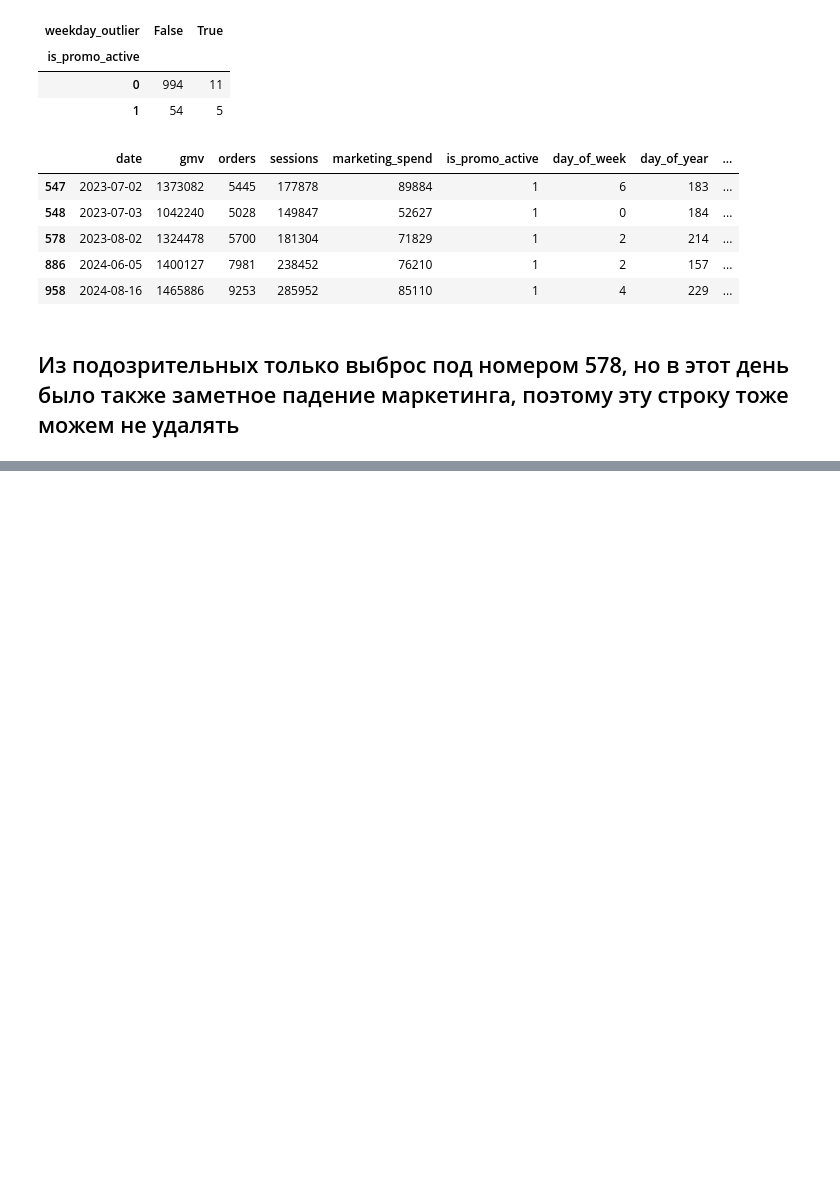
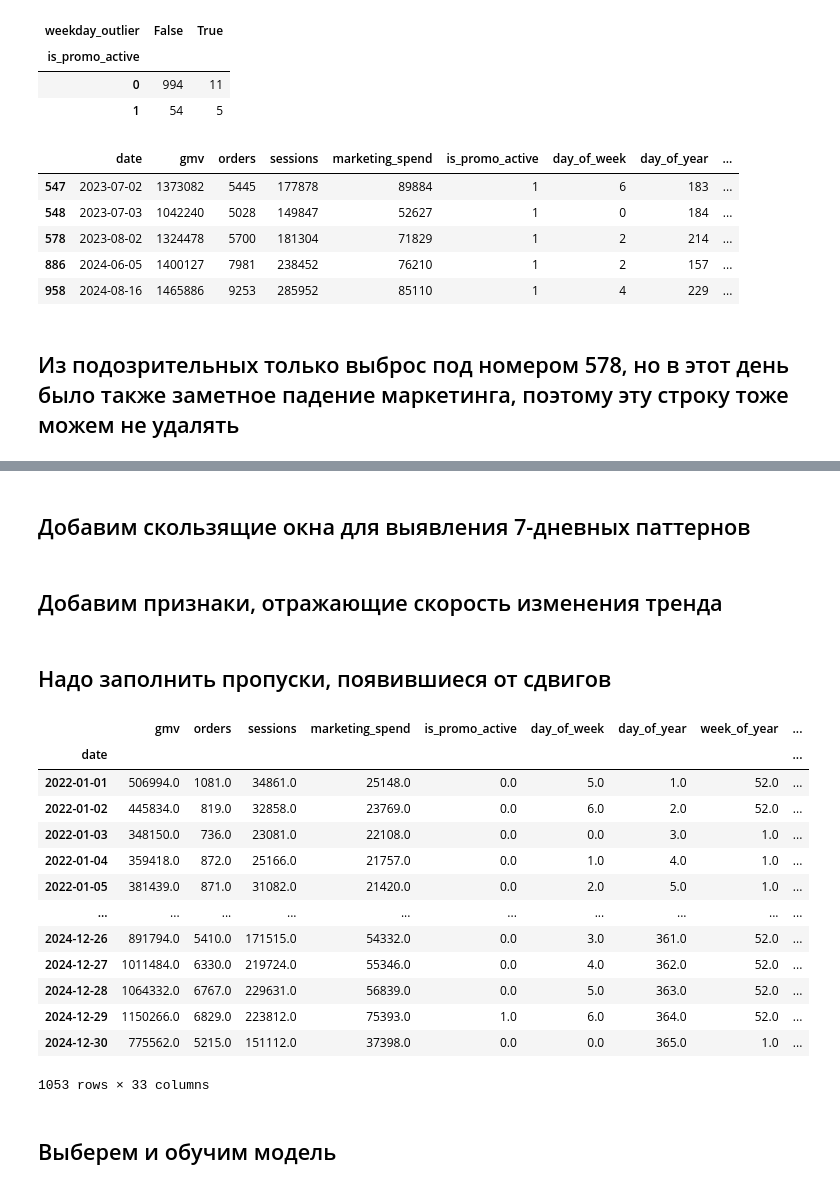
Before and after one commit to Sordid-Slug/test_ozon, a Jupyter notebook: model/forecast.ipynb, the cells around one changed output, grey strips where cells are left out. Saved outputs shown, nothing was run; the diff lists cells and outputs as text; code cells hidden in the pictures; blank space fills up the shorter version.

```diff
--- a/model/forecast.ipynb
+++ b/model/forecast.ipynb
@@ -402,0 +468,56 @@ df[(df['weekday_outlier'] == True) & (df['is_promo_active'] == 1)]
+# %%
+lags = [1, 2, 3, 7, 14, 30]
+
+for lag in lags:
+    df[f'gmv_lag {lag}'] = df['gmv'].shift(lag)
+    df[f'orders_lag {lag}'] = df['orders'].shift(lag)
+# %% [markdown]
+## Добавим скользящие окна для выявления 7-дневных паттернов
+# %%
+df['gmv_window_mean'] = df['gmv'].rolling(window=7).mean().shift(1)
+df['gmv_window_std'] = df['gmv'].rolling(window=7).std().shift(1)
+
+df['orders_window_mean'] = df['orders'].rolling(window=7).mean().shift(1)
+df['orders_window_std'] = df['orders'].rolling(window=7).std().shift(1)
+# %% [markdown]
+## Добавим признаки, отражающие скорость изменения тренда
+# %%
+df["gmv_diff_1"] = df["gmv"] - df["gmv"].shift(1)
+df["gmv_diff_7"] = df["gmv"] - df["gmv"].shift(7)
+df["orders_diff_1"] = df["orders"] - df["orders"].shift(1)
+df["orders_diff_7"] = df["orders"] - df["orders"].shift(7)
+# %% [markdown]
+## Надо заполнить пропуски, появившиеся от сдвигов
+# %%
+from sklearn.impute import KNNImputer
+from sklearn.preprocessing import StandardScaler
+
+cols = df.columns
+index = df.index
+
+scaler = StandardScaler()
+scaled_df = scaler.fit_transform(df)
+
+imputer = KNNImputer(weights='distance')
+imputed_df = imputer.fit_transform(scaled_df)
+
+df_result = scaler.inverse_transform(imputed_df)
+df = pd.DataFrame(df_result, columns=cols, index=index)
+df
+# %% [output]
+|  | gmv | orders | sessions | marketing_spend | is_promo_active | day_of_week | day_of_year | week_of_year | ... |
+| date |  |  |  |  |  |  |  |  | ... |
+| 2022-01-01 | 506994.0 | 1081.0 | 34861.0 | 25148.0 | 0.0 | 5.0 | 1.0 | 52.0 | ... |
+| 2022-01-02 | 445834.0 | 819.0 | 32858.0 | 23769.0 | 0.0 | 6.0 | 2.0 | 52.0 | ... |
+| 2022-01-03 | 348150.0 | 736.0 | 23081.0 | 22108.0 | 0.0 | 0.0 | 3.0 | 1.0 | ... |
+| 2022-01-04 | 359418.0 | 872.0 | 25166.0 | 21757.0 | 0.0 | 1.0 | 4.0 | 1.0 | ... |
+| 2022-01-05 | 381439.0 | 871.0 | 31082.0 | 21420.0 | 0.0 | 2.0 | 5.0 | 1.0 | ... |
+| ... | ... | ... | ... | ... | ... | ... | ... | ... | ... |
+| 2024-12-26 | 891794.0 | 5410.0 | 171515.0 | 54332.0 | 0.0 | 3.0 | 361.0 | 52.0 | ... |
+| 2024-12-27 | 1011484.0 | 6330.0 | 219724.0 | 55346.0 | 0.0 | 4.0 | 362.0 | 52.0 | ... |
+| 2024-12-28 | 1064332.0 | 6767.0 | 229631.0 | 56839.0 | 0.0 | 5.0 | 363.0 | 52.0 | ... |
+| 2024-12-29 | 1150266.0 | 6829.0 | 223812.0 | 75393.0 | 1.0 | 6.0 | 364.0 | 52.0 | ... |
+| 2024-12-30 | 775562.0 | 5215.0 | 151112.0 | 37398.0 | 0.0 | 0.0 | 365.0 | 1.0 | ... |
+1053 rows × 33 columns
+# %% [markdown]
+## Выберем и обучим модель
```
Also changed, not shown: parts of 14 cells of this notebook.
